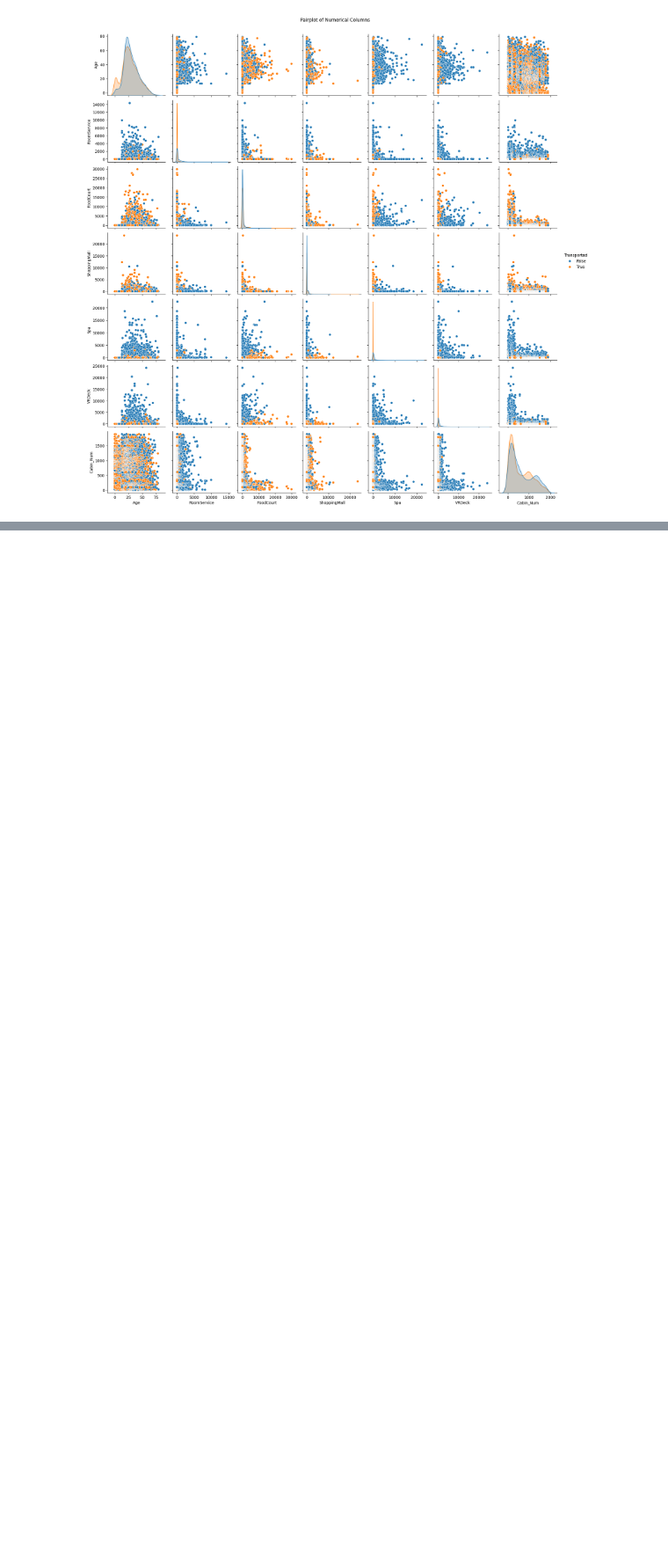
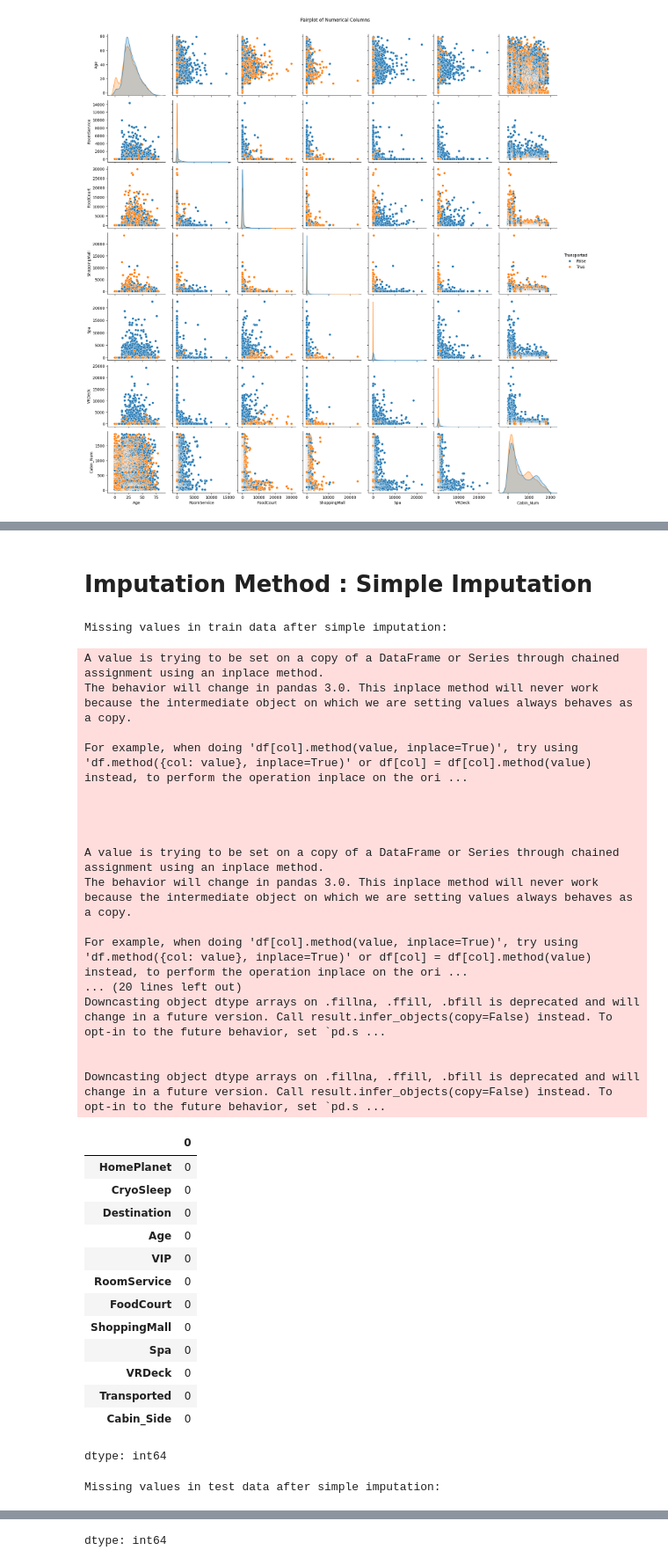
Before and after one commit to Data-Nova/spaceship_titanic_challenge, a Jupyter notebook: Spaceship_Titanic.ipynb, the cells around one changed output, grey strips where cells are left out. Shown at 88% size. Saved outputs shown, nothing was run; the diff lists cells and outputs as text; code cells hidden in the pictures; blank space fills up the shorter version.

```diff
--- a/Spaceship_Titanic.ipynb
+++ b/Spaceship_Titanic.ipynb
@@ -394,0 +496,58 @@ plt.show()
+# %% [markdown]
+# Imputation Method : Simple Imputation
+# %%
+# Identify numerical and categorical columns
+numerical_cols = train_df.select_dtypes(include=np.number).columns.tolist()
+categorical_cols = train_df.select_dtypes(include='object').columns.tolist()
+
+# Simple Imputation (Median for numerical, Mode for categorical)
+train_df_simple_imputed = train_df.copy()
+test_df_simple_imputed = test_df.copy()
+
+for col in numerical_cols:
+    train_df_simple_imputed[col].fillna(train_df_simple_imputed[col].median(), inplace=True)
+    test_df_simple_imputed[col].fillna(test_df_simple_imputed[col].median(), inplace=True)
+
+for col in categorical_cols:
+    train_df_simple_imputed[col].fillna(train_df_simple_imputed[col].mode()[0], inplace=True)
+    test_df_simple_imputed[col].fillna(test_df_simple_imputed[col].mode()[0], inplace=True)
+
+print("Missing values in train data after simple imputation:")
+display(train_df_simple_imputed.isnull().sum())
+
+print("\nMissing values in test data after simple imputation:")
+display(test_df_simple_imputed.isnull().sum())
+# %% [output]
+Missing values in train data after simple imputation:
+A value is trying to be set on a copy of a DataFrame or Series through chained assignment using an inplace method.
+The behavior will change in pandas 3.0. This inplace method will never work because the intermediate object on which we are setting values always behaves as a copy.
+
+For example, when doing 'df[col].method(value, inplace=True)', try using 'df.method({col: value}, inplace=True)' or df[col] = df[col].method(value) instead, to perform the operation inplace on the ori ...
+
+
+
+
+A value is trying to be set on a copy of a DataFrame or Series through chained assignment using an inplace method.
+The behavior will change in pandas 3.0. This inplace method will never work because the intermediate object on which we are setting values always behaves as a copy.
+
+For example, when doing 'df[col].method(value, inplace=True)', try using 'df.method({col: value}, inplace=True)' or df[col] = df[col].method(value) instead, to perform the operation inplace on the ori ...
+... (20 lines left out)
+Downcasting object dtype arrays on .fillna, .ffill, .bfill is deprecated and will change in a future version. Call result.infer_objects(copy=False) instead. To opt-in to the future behavior, set `pd.s ...
+
+
+Downcasting object dtype arrays on .fillna, .ffill, .bfill is deprecated and will change in a future version. Call result.infer_objects(copy=False) instead. To opt-in to the future behavior, set `pd.s ...
+|  | 0 |
+| HomePlanet | 0 |
+| CryoSleep | 0 |
+| Destination | 0 |
+| Age | 0 |
+| VIP | 0 |
+| RoomService | 0 |
+| FoodCourt | 0 |
+| ShoppingMall | 0 |
+| Spa | 0 |
+| VRDeck | 0 |
+| Transported | 0 |
+| Cabin_Side | 0 |
+dtype: int64
+Missing values in test data after simple imputation:
@@ -394,0 +566 @@ plt.show()
+dtype: int64
```
Also changed, not shown: parts of 8 cells of this notebook.
